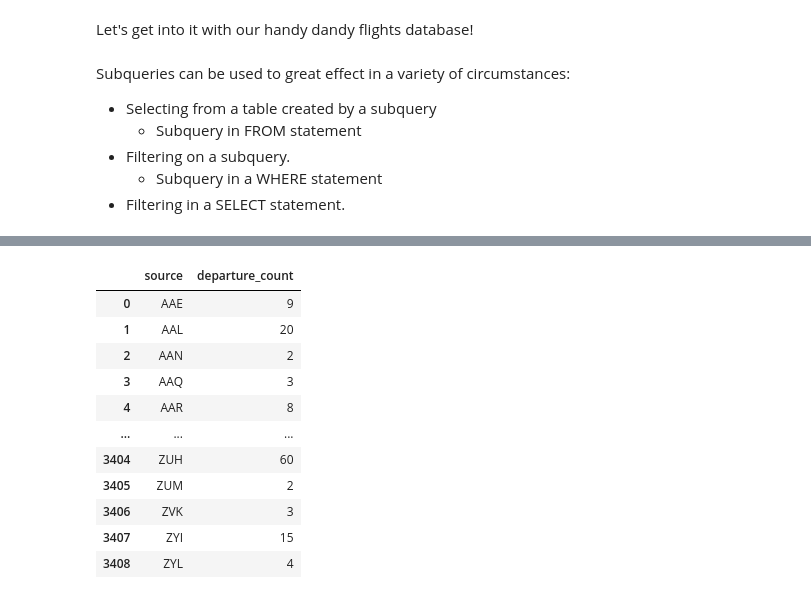
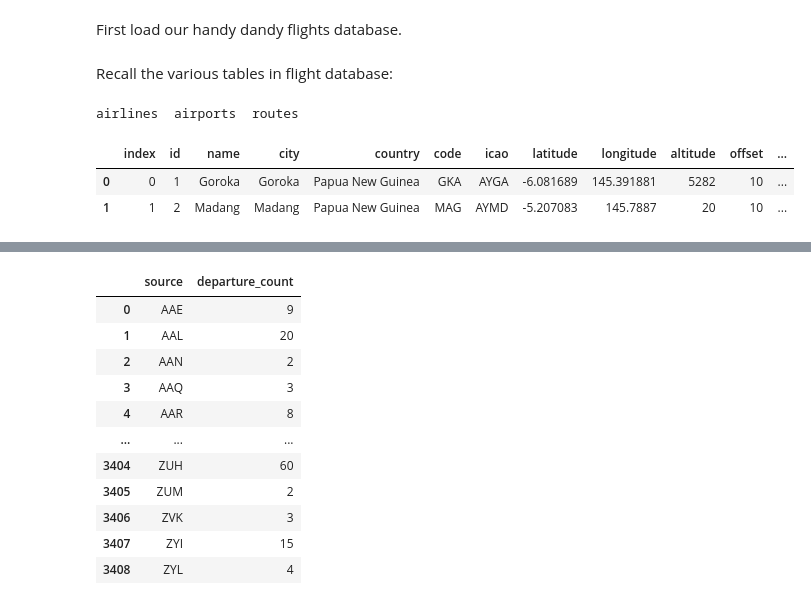
Before and after one commit to admveen/Flatiron_PG_DS, a Jupyter notebook: Phase1_Topic6_SQL/Ph1_T6_SQLSubqueries.ipynb, the cells around one changed output, grey strips where cells are left out. Cells and saved outputs as stored; diff of their text form; code cells hidden in the pictures.

```diff
--- a/Phase1_Topic6_SQL/Ph1_T6_SQLSubqueries.ipynb
+++ b/Phase1_Topic6_SQL/Ph1_T6_SQLSubqueries.ipynb
@@ -36,5 +48,5 @@ First query is a **subquery**.
 # %% [markdown]
-Let's get into it with our handy dandy flights database!
+First load our handy dandy flights database.
 # %%
 import sqlite3
 import numpy as np
@@ -42,11 +54,24 @@ import pandas as pd
 
 # connect to flights database
 con = sqlite3.connect('data/flights.db')
-# %% [markdown]
-Subqueries can be used to great effect in a variety of circumstances:
-
-- Selecting from a table created by a subquery
-    - Subquery in FROM statement
-- Filtering on a subquery.
-    - Subquery in a WHERE statement
-- Filtering in a SELECT statement.
+# %% [markdown]
+Recall the various tables in flight database:
+# %%
+%%bash
+
+sqlite3 data/flights.db
+.tables
+# %% [output]
+airlines  airports  routes
+# %%
+pd.read_sql("""
+
+SELECT *
+FROM airports
+LIMIT 2
+
+""", con)
+# %% [output]
+|  | index | id | name | city | country | code | icao | latitude | longitude | altitude | offset | ... |
+| 0 | 0 | 1 | Goroka | Goroka | Papua New Guinea | GKA | AYGA | -6.081689 | 145.391881 | 5282 | 10 | ... |
+| 1 | 1 | 2 | Madang | Madang | Papua New Guinea | MAG | AYMD | -5.207083 | 145.7887 | 20 | 10 | ... |
```
Also changed, not shown: parts of 49 cells of this notebook, 19 other files.
